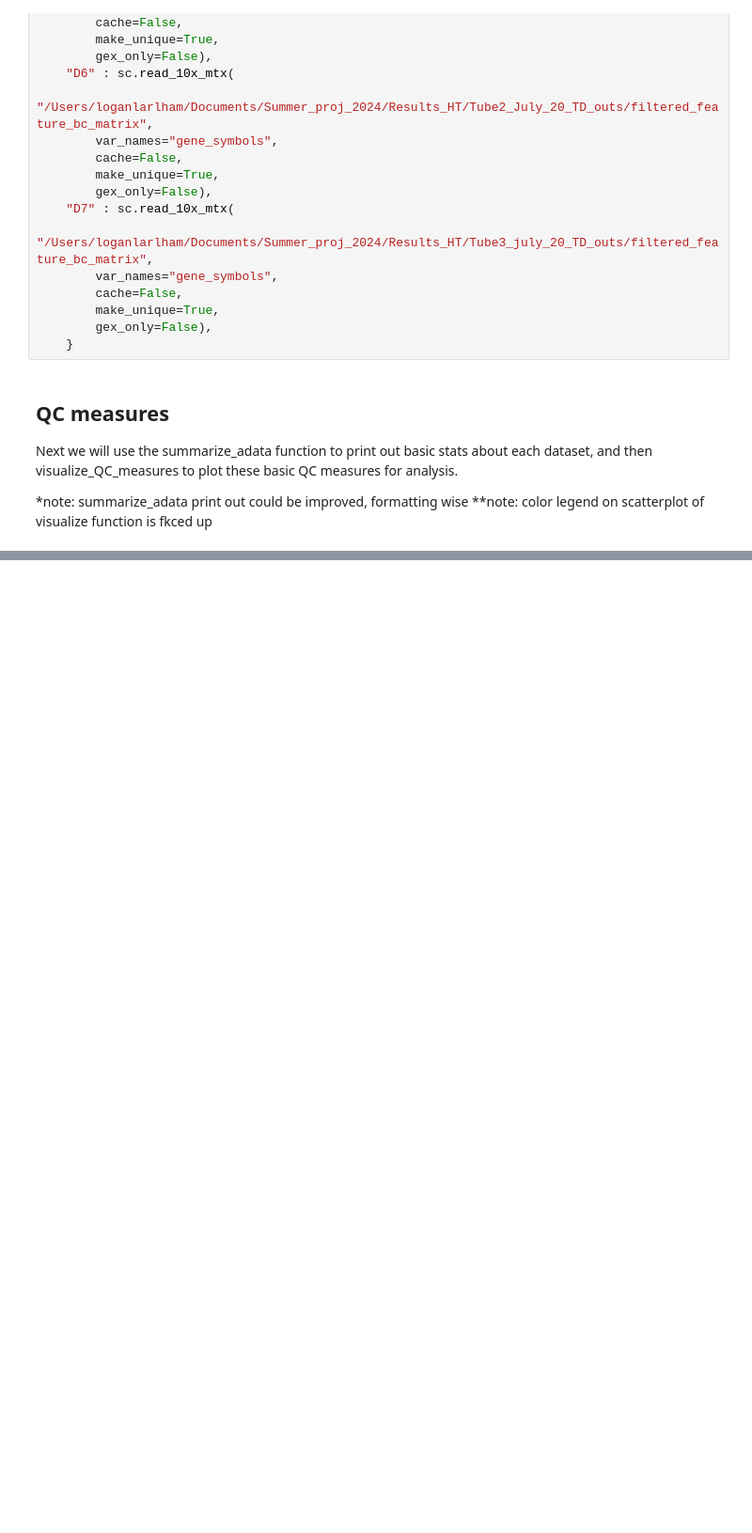
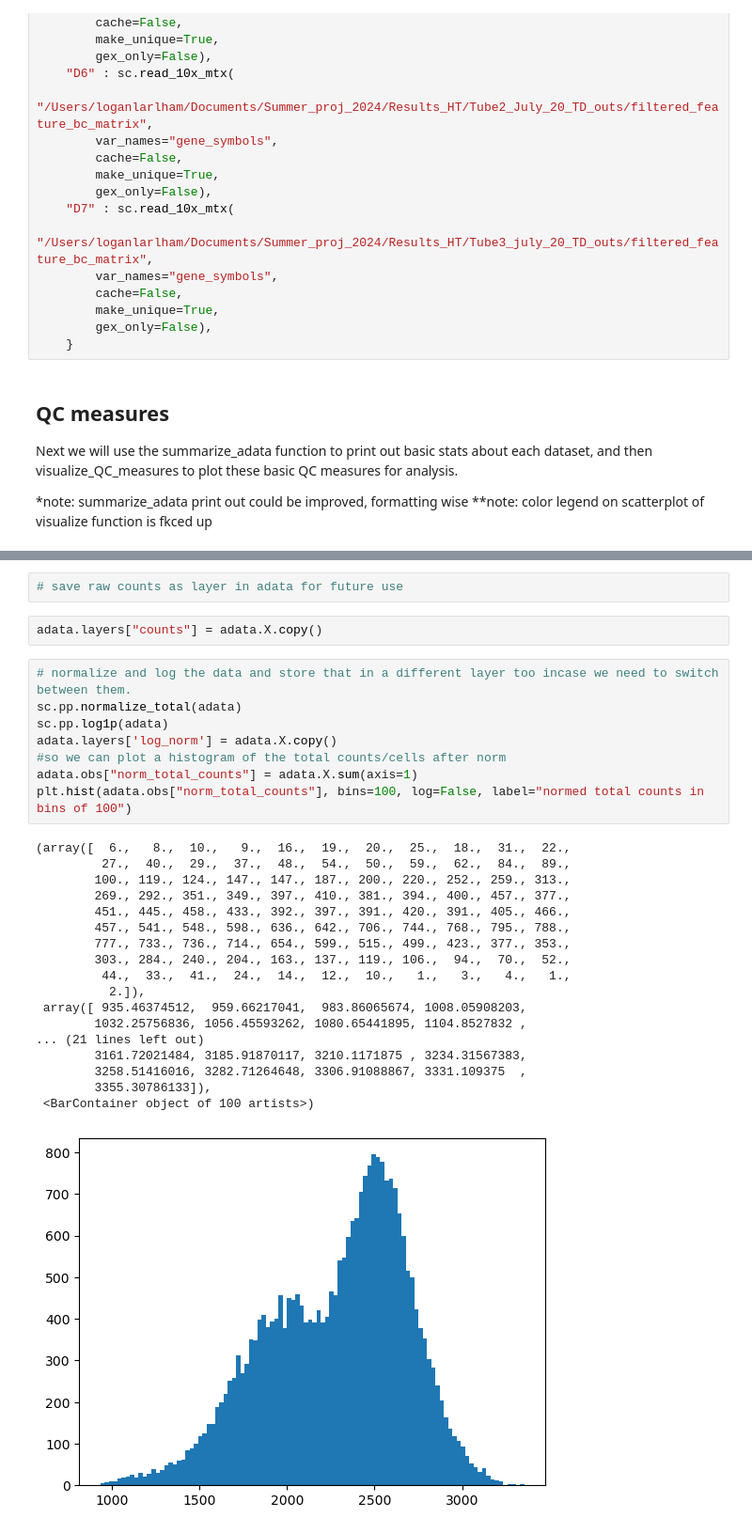
Before and after one commit to LoganLarlham/BINP52_Omic_Analysis, a Jupyter notebook: Notebooks/QC_Merge/qc_merge_notebook.ipynb, the cells around one changed output, grey strips where cells are left out. Shown at 94% size. Saved outputs shown, nothing was run; the diff lists cells and outputs as text; blank space fills up the shorter version.

```diff
--- a/Notebooks/QC_Merge/qc_merge_notebook.ipynb
+++ b/Notebooks/QC_Merge/qc_merge_notebook.ipynb
@@ -82,0 +390,31 @@ f.visualize_QC_measures(adatas)
+# %%
+# save raw counts as layer in adata for future use
+# %%
+adata.layers["counts"] = adata.X.copy()
+# %%
+# normalize and log the data and store that in a different layer too incase we need to switch between them.
+sc.pp.normalize_total(adata)
+sc.pp.log1p(adata)
+adata.layers['log_norm'] = adata.X.copy()
+#so we can plot a histogram of the total counts/cells after norm
+adata.obs["norm_total_counts"] = adata.X.sum(axis=1)
+plt.hist(adata.obs["norm_total_counts"], bins=100, log=False, label="normed total counts in bins of 100")
+# %% [output]
+(array([  6.,   8.,  10.,   9.,  16.,  19.,  20.,  25.,  18.,  31.,  22.,
+         27.,  40.,  29.,  37.,  48.,  54.,  50.,  59.,  62.,  84.,  89.,
+        100., 119., 124., 147., 147., 187., 200., 220., 252., 259., 313.,
+        269., 292., 351., 349., 397., 410., 381., 394., 400., 457., 377.,
+        451., 445., 458., 433., 392., 397., 391., 420., 391., 405., 466.,
+        457., 541., 548., 598., 636., 642., 706., 744., 768., 795., 788.,
+        777., 733., 736., 714., 654., 599., 515., 499., 423., 377., 353.,
+        303., 284., 240., 204., 163., 137., 119., 106.,  94.,  70.,  52.,
+         44.,  33.,  41.,  24.,  14.,  12.,  10.,   1.,   3.,   4.,   1.,
+          2.]),
+ array([ 935.46374512,  959.66217041,  983.86065674, 1008.05908203,
+        1032.25756836, 1056.45593262, 1080.65441895, 1104.8527832 ,
+... (21 lines left out)
+        3161.72021484, 3185.91870117, 3210.1171875 , 3234.31567383,
+        3258.51416016, 3282.71264648, 3306.91088867, 3331.109375  ,
+        3355.30786133]),
+ <BarContainer object of 100 artists>)
+[figure, added]
```
Also changed, not shown: parts of 21 cells of this notebook.
